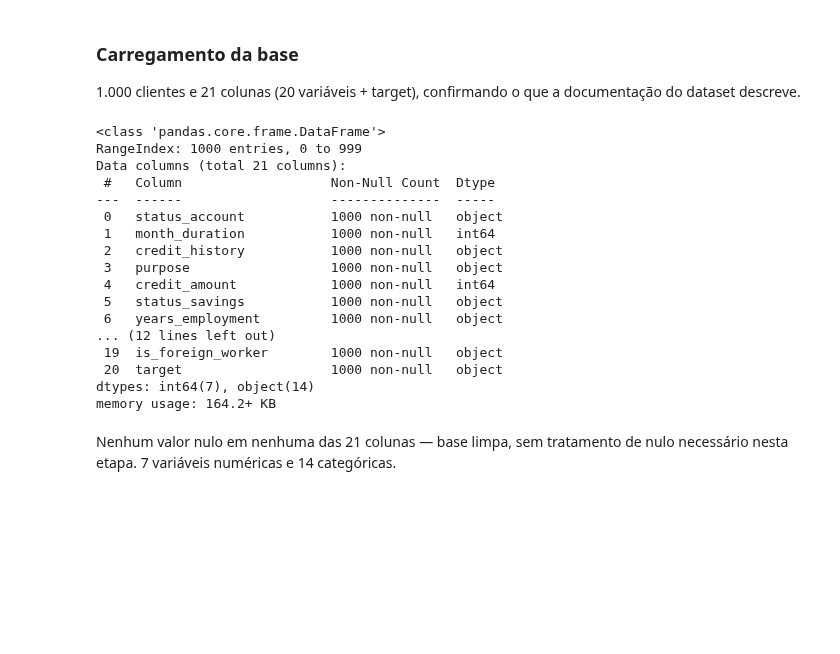
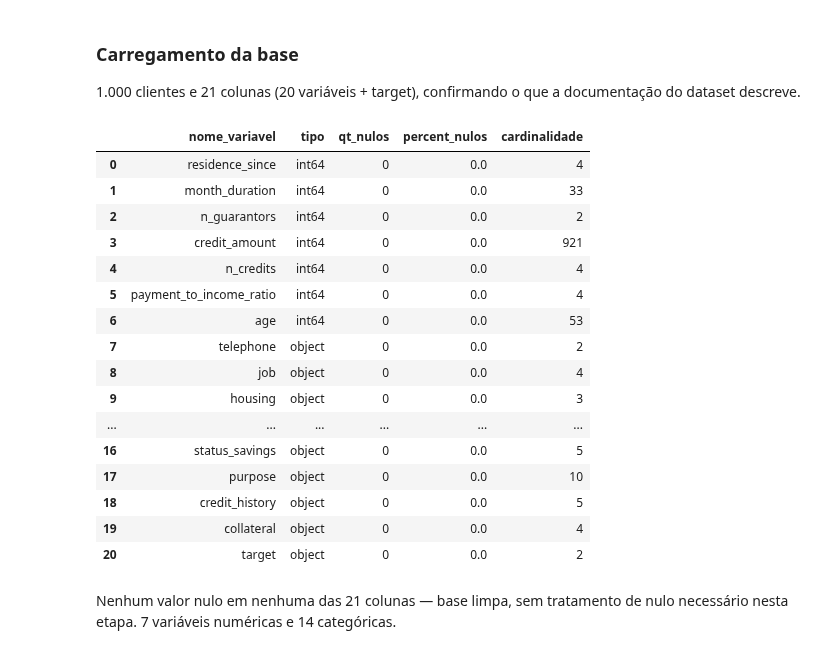
Before and after one commit to Gabriel-Roledo-ds/German_Credit-Scorecard_e_Politica_de_Credito, a Jupyter notebook: German_Credit.ipynb, the cells around one changed output. Drawn from its saved outputs; the diff is of its cells as text; code cells hidden in the pictures; blank space fills up the shorter version.

```diff
--- a/German_Credit.ipynb
+++ b/German_Credit.ipynb
@@ -70,26 +70,50 @@ df.head()
 ### Carregamento da base
 
 1.000 clientes e 21 colunas (20 variáveis + target), confirmando o que a documentação do dataset descreve.
-# %%
-# Tipos de dado e valores nao nulos por coluna
-df.info()
-# %% [output]
-<class 'pandas.core.frame.DataFrame'>
-RangeIndex: 1000 entries, 0 to 999
-Data columns (total 21 columns):
- #   Column                   Non-Null Count  Dtype
----  ------                   --------------  -----
- 0   status_account           1000 non-null   object
- 1   month_duration           1000 non-null   int64
- 2   credit_history           1000 non-null   object
- 3   purpose                  1000 non-null   object
- 4   credit_amount            1000 non-null   int64
- 5   status_savings           1000 non-null   object
- 6   years_employment         1000 non-null   object
-... (12 lines left out)
- 19  is_foreign_worker        1000 non-null   object
- 20  target                   1000 non-null   object
-dtypes: int64(7), object(14)
-memory usage: 164.2+ KB
+# %%
+# Tipos de dado e valores nao nulos por coluna
+# Criar variável para metadados
+# (nomes das colunas, tipos, quantidade de nulos, percentual de nulos, cardinalidade)
+
+def generate_metadata(dataframe):
+    """
+    Gera um dataframe contendo metadados das colunas do dataframe fornecido.
+
+    :param dataframe: DataFrame para o qual os metadados serão gerados.
+    :return: DataFrame contendo metadados.
+    """
+
+    # Coleta de metadados básicos
+    metadata = pd.DataFrame({
+        'nome_variavel': dataframe.columns,
+        'tipo': dataframe.dtypes,
+        'qt_nulos': dataframe.isnull().sum(),
+        'percent_nulos': round((dataframe.isnull().sum() / len(dataframe))* 100,2),
+        'cardinalidade': dataframe.nunique(),
+    })
+    metadata = metadata.sort_values(by='tipo')
+    metadata = metadata.reset_index(drop=True)
+
+    return metadata
+# %%
+generate_metadata(df)
+# %% [output]
+|  | nome_variavel | tipo | qt_nulos | percent_nulos | cardinalidade |
+| 0 | residence_since | int64 | 0 | 0.0 | 4 |
+| 1 | month_duration | int64 | 0 | 0.0 | 33 |
+| 2 | n_guarantors | int64 | 0 | 0.0 | 2 |
+| 3 | credit_amount | int64 | 0 | 0.0 | 921 |
+| 4 | n_credits | int64 | 0 | 0.0 | 4 |
+| 5 | payment_to_income_ratio | int64 | 0 | 0.0 | 4 |
+| 6 | age | int64 | 0 | 0.0 | 53 |
+| 7 | telephone | object | 0 | 0.0 | 2 |
+| 8 | job | object | 0 | 0.0 | 4 |
+| 9 | housing | object | 0 | 0.0 | 3 |
+| ... | ... | ... | ... | ... | ... |
+| 16 | status_savings | object | 0 | 0.0 | 5 |
+| 17 | purpose | object | 0 | 0.0 | 10 |
+| 18 | credit_history | object | 0 | 0.0 | 5 |
+| 19 | collateral | object | 0 | 0.0 | 4 |
+| 20 | target | object | 0 | 0.0 | 2 |
 # %% [markdown]
 Nenhum valor nulo em nenhuma das 21 colunas — base limpa, sem tratamento de nulo necessário nesta etapa. 7 variáveis numéricas e 14 categóricas.
```
Also changed, not shown: parts of 28 cells of this notebook.
